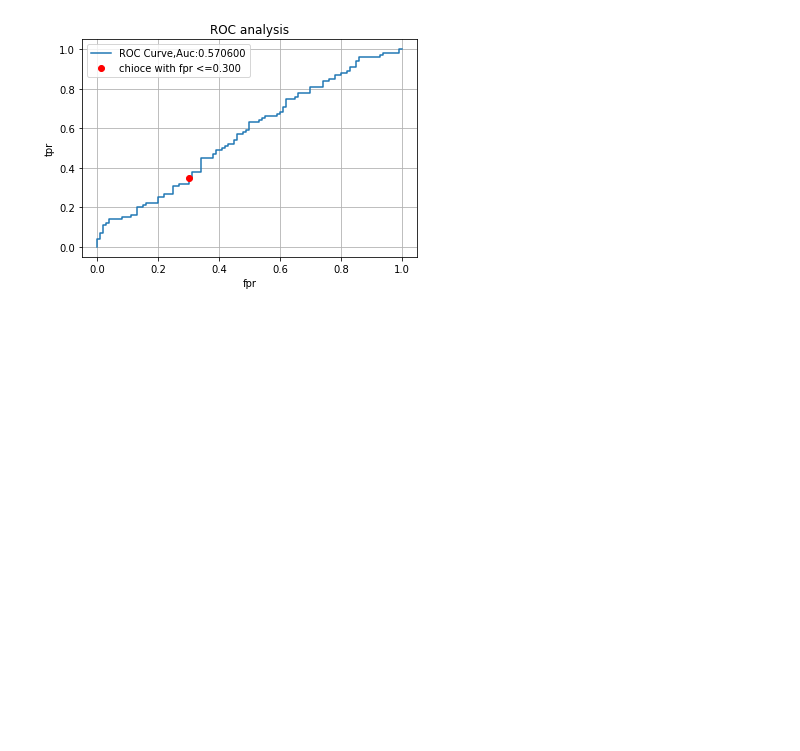
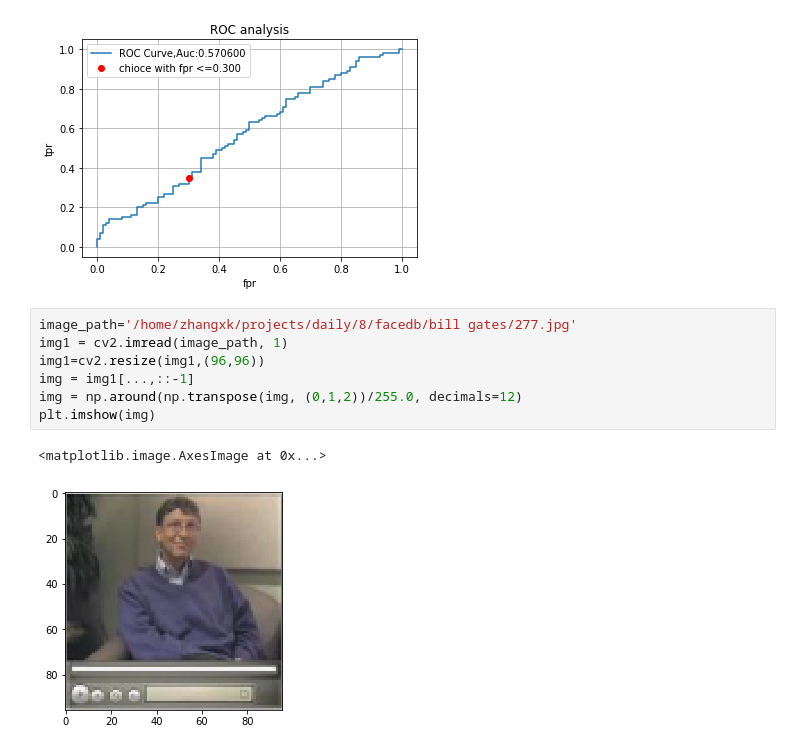
Before and after one commit to mckjzhangxk/deepAI, a Jupyter notebook: course4/week4/faceRecognization/Face+Recognition+for+the+Happy+House+-+v3.ipynb, the cells around one changed output. Drawn from its saved outputs; the diff is of its cells as text; blank space fills up the shorter version.

```diff
--- a/course4/week4/faceRecognization/Face+Recognition+for+the+Happy+House+-+v3.ipynb
+++ b/course4/week4/faceRecognization/Face+Recognition+for+the+Happy+House+-+v3.ipynb
@@ -715,3 +719,13 @@ plotROC(m_fp,m_tp,m_auc,m_thresholds,ratio=0.3)
 # %% [output]
 best rule is score<=0.485861,under this rule,TPR is 0.350000,FPR is 0.300000
 [figure]
+# %%
+image_path='/home/zhangxk/projects/daily/8/facedb/bill gates/277.jpg'
+img1 = cv2.imread(image_path, 1)
+img1=cv2.resize(img1,(96,96))
+img = img1[...,::-1]
+img = np.around(np.transpose(img, (0,1,2))/255.0, decimals=12)
+plt.imshow(img)
+# %% [output]
+<matplotlib.image.AxesImage at 0x...>
+[figure, added]
```
Also changed, not shown: parts of 2 cells of this notebook.
